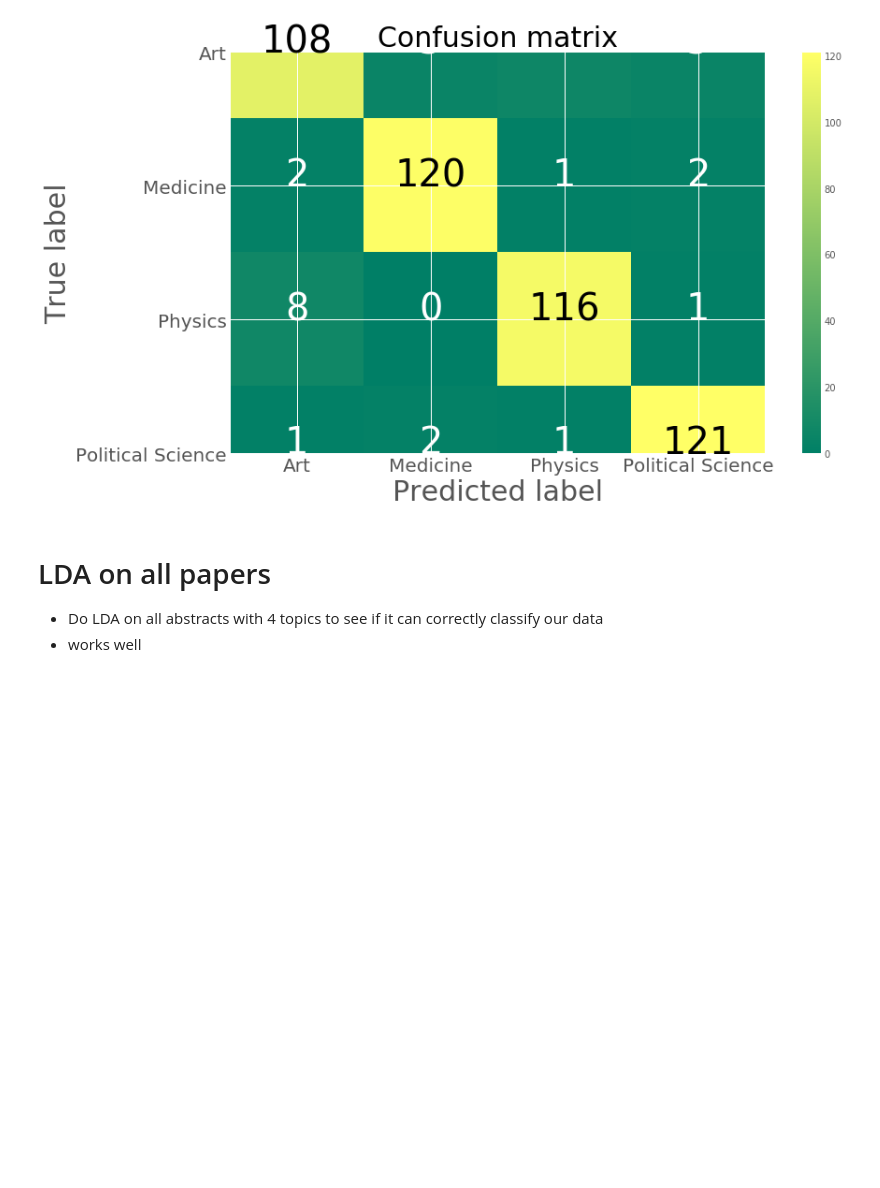
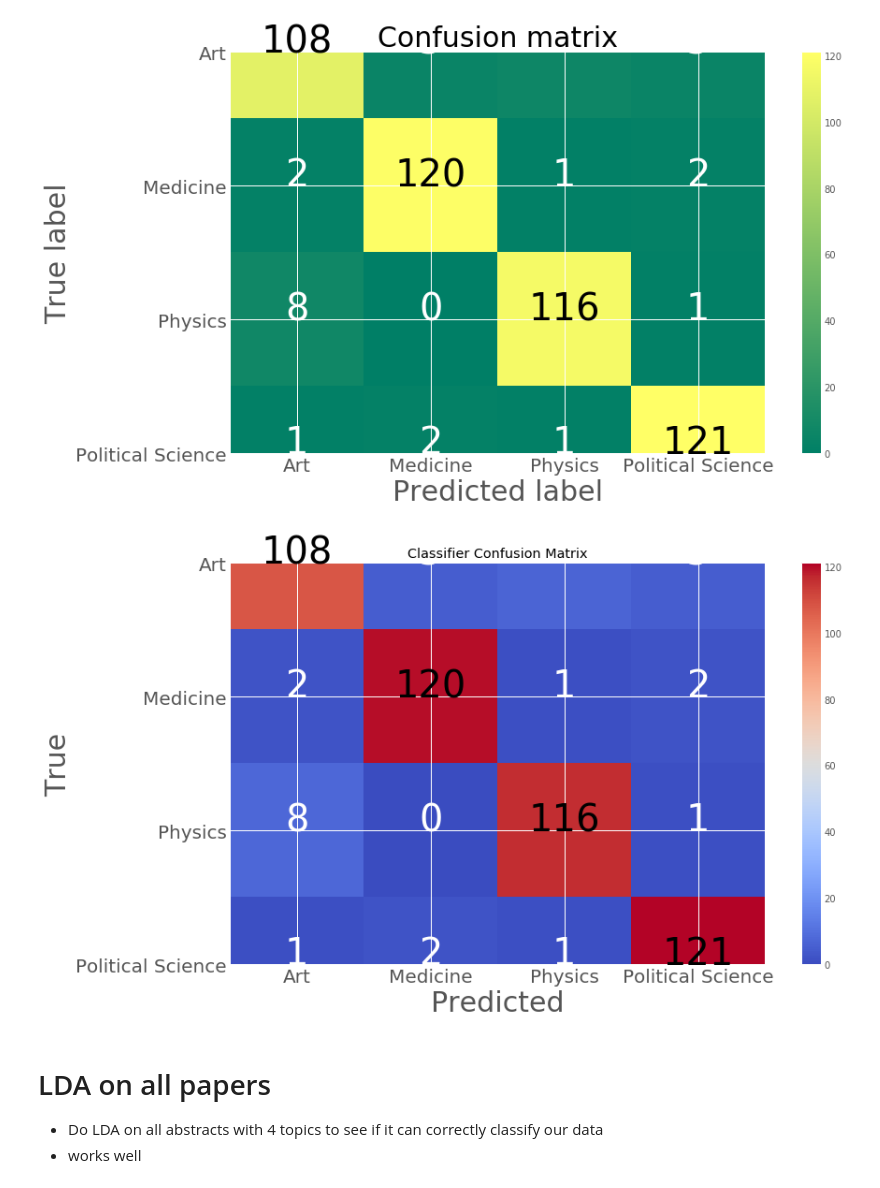
Before and after one commit to tliboro/WiDS_NLP, a Jupyter notebook: NLP and Topic Modeling.ipynb, the cells around one changed output. Cells and saved outputs as stored; diff of their text form; code cells hidden in the pictures; blank space fills up the shorter version.

Commit message:
Played with Confusion matrix a bit

```diff
--- a/NLP and Topic Modeling.ipynb
+++ b/NLP and Topic Modeling.ipynb
@@ -257,6 +257,18 @@ plot = plot_confusion_matrix(cm, classes=m.classes_, normalize=False)
 plt.show()
 # %% [output]
 [figure]
+# %%
+cm = confusion_matrix(y_test, Y_pred)
+fig = plt.figure(figsize=(12, 7))
+plot = plot_confusion_matrix(cm, classes=m.classes_, normalize=False, cmap="coolwarm")
+plt.xlabel('Predicted')
+plt.ylabel('True')
+plt.title('Classifier Confusion Matrix')
+#plt.savefig(path + path2 + "NB_confusion_matrixblue.svg")
+plt.savefig("NB_confusion_matrixblue.svg")
+plt.show()
+# %% [output]
+[figure, added]
 # %% [markdown]
 # LDA on all papers
 + Do LDA on all abstracts with 4 topics to see if it can correctly classify our data
```
Also changed, not shown: parts of 5 cells of this notebook, 1 other file.
